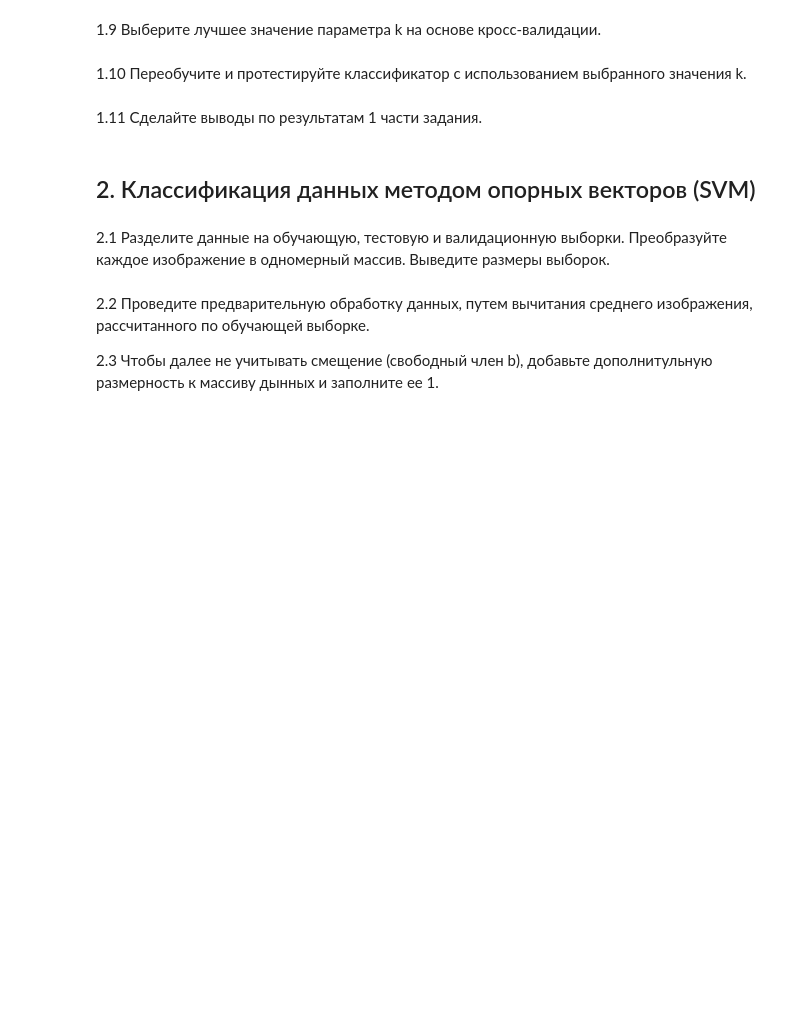
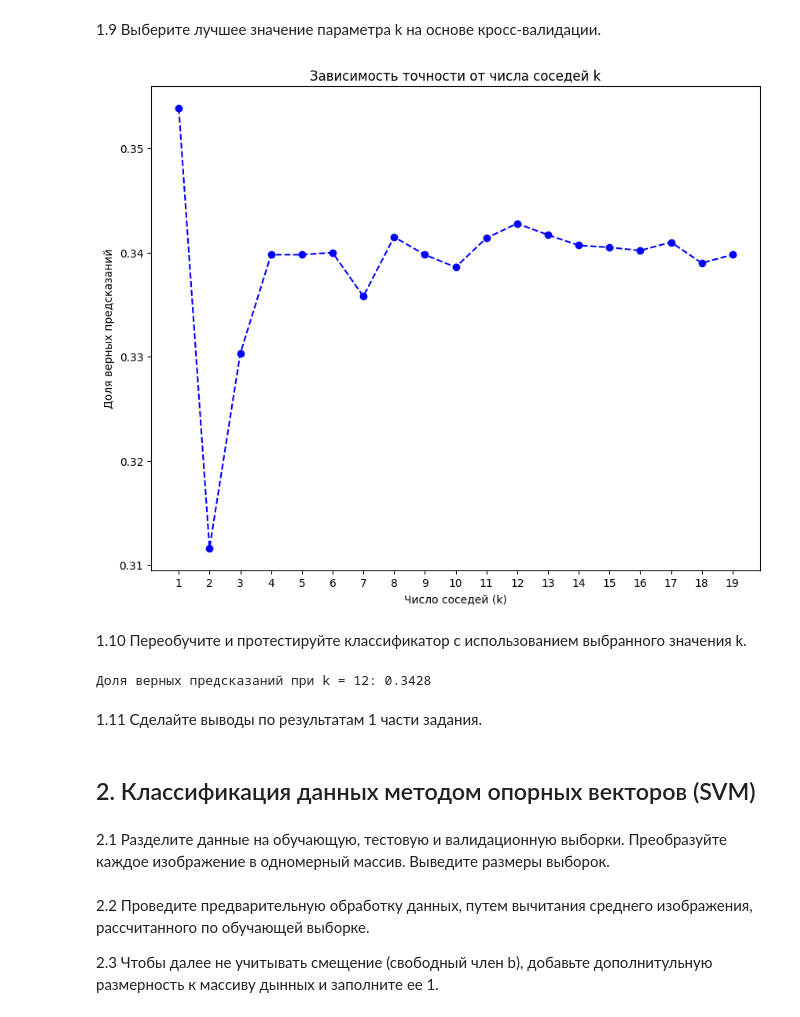
Before and after one commit to kotZi11a/Neural_networks_lab_1-2, a Jupyter notebook: assignment1.ipynb, the cells around one changed output. Cells and saved outputs as stored; diff of their text form; code cells hidden in the pictures; blank space fills up the shorter version.

```diff
--- a/assignment1.ipynb
+++ b/assignment1.ipynb
@@ -161,5 +192,21 @@ plt.show()
+# %%
+plt.plot(k_values, coincidences, marker='o', linestyle='--', color='b')
+plt.title('Зависимость точности от числа соседей k')
+plt.xlabel('Число соседей (k)')
+plt.ylabel('Доля верных предсказаний')
+plt.xticks(k_values)
+plt.show()
+# %% [output]
+[figure, added]
 # %% [markdown]
 
 1.10 Переобучите и протестируйте классификатор с использованием выбранного значения k.
+# %%
+classifier.train(X_train, y_train)
+k = 12
+result = classifier.predict(X_test, k = k)
+print(f"Доля верных предсказаний при k = {k}: {np.mean(result == y_test)}")
+# %% [output]
+Доля верных предсказаний при k = 12: 0.3428
 # %% [markdown]
 1.11 Сделайте выводы по результатам 1 части задания.
```
Also changed, not shown: parts of 20 cells of this notebook, 5 other files.
